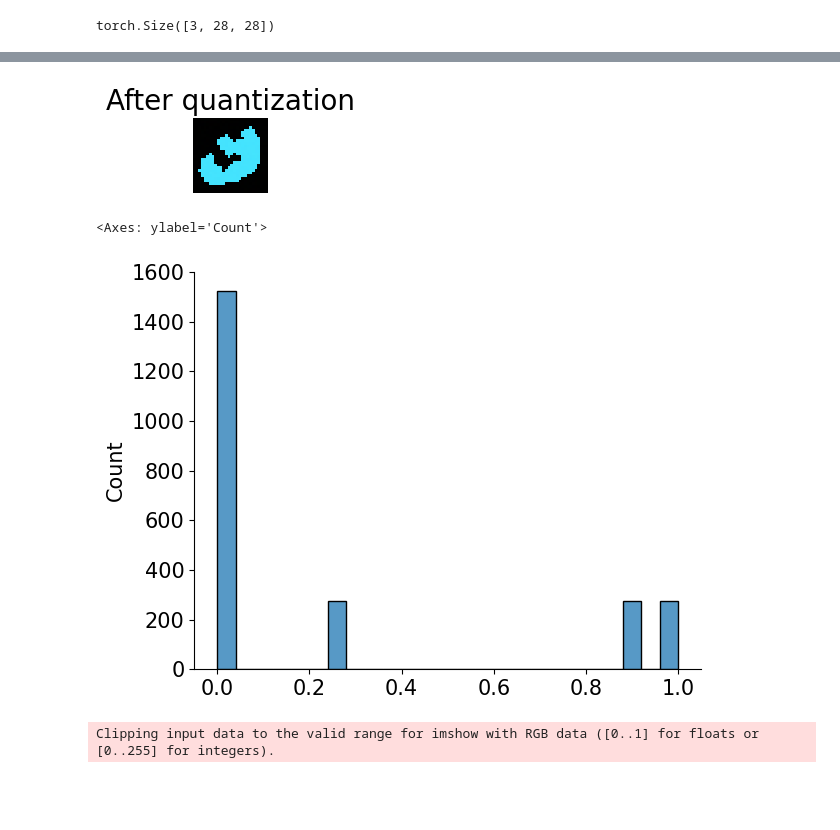
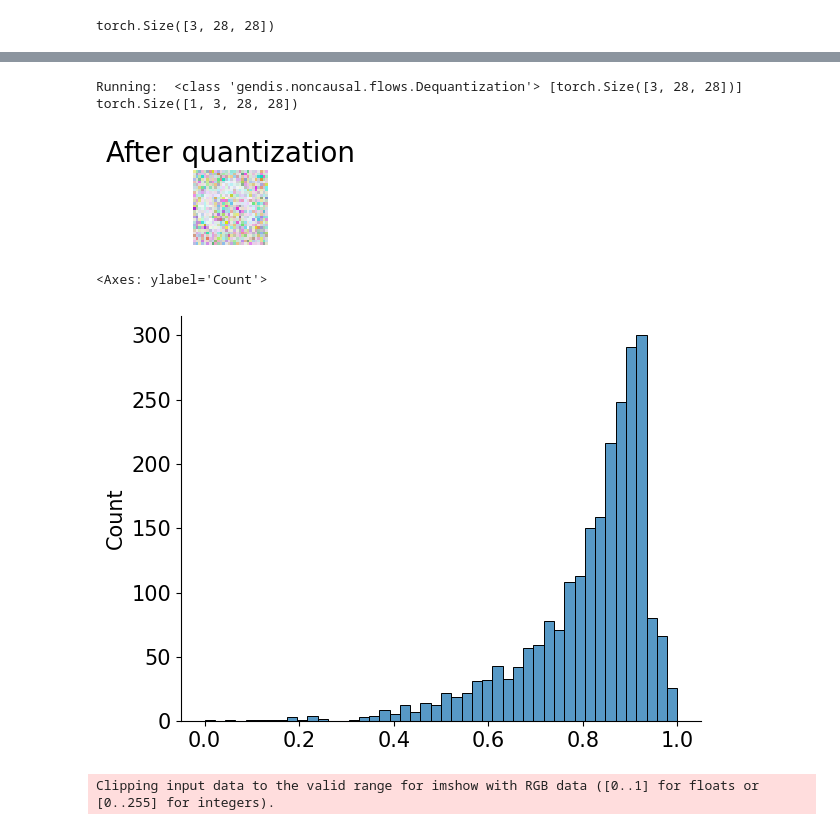
Before and after one commit to tree1111/CDRL, a Jupyter notebook: notebooks/Playground Preprocessing.ipynb, the cells around one changed output, grey strips where cells are left out. Drawn from its saved outputs; the diff is of its cells as text; code cells hidden in the pictures; blank space fills up the shorter version.

Commit message:
Try multiscal nf
Signed-off-by: Adam Li <adam2392@gmail.com>

```diff
--- a/notebooks/Playground Preprocessing.ipynb
+++ b/notebooks/Playground Preprocessing.ipynb
@@ -60,21 +81,35 @@ def show_imgs(imgs, title=None, row_size=4):
 # %%
 # get the images
-graph_type = 'chain'
-root = '/Users/adam2392/pytorch_data/'
+graph_type = "chain"
+root = "/Users/adam2392/pytorch_data/"
+
+
 # Convert images from 0-1 to 0-255 (integers)
 def discretize(sample):
     return (sample * 255).to(torch.int32)
 
+
 # Transformations applied on each image => make them a tensor and discretize
-transform = transforms.Compose([transforms.ToTensor(),
-                                nf.utils.Scale(255.0 / 256.0),  # normalize the pixel values
-                                nf.utils.Jitter(1 / 256.0),  # apply random generation
-                                # discretize,
-                                torchvision.transforms.RandomRotation(350),  # get random rotations
-                               ])
+transform = transforms.Compose(
+    [
+        transforms.ToTensor(),
+        nf.utils.Scale(255.0 / 256.0),  # normalize the pixel values
+        nf.utils.Jitter(1 / 256.0),  # apply random generation
+        # discretize,
+        torchvision.transforms.RandomRotation(350),  # get random rotations
+    ]
+)
 
-dataset = CausalMNIST(root=root, graph_type=graph_type, label=0, download=True, train=True, n_jobs=None, intervention_idx=None,
-                     transform=transform)
+dataset = CausalMNIST(
+    root=root,
+    graph_type=graph_type,
+    label=0,
+    download=True,
+    train=True,
+    n_jobs=None,
+    intervention_idx=None,
+    transform=transform,
+)
 dataset.prepare_dataset(overwrite=False)
 
 img, metadata = dataset[1]
@@ -100,11 +134,20 @@ sns.histplot(output.flatten())
 # %%
 output = img.reshape(1, *img.shape)
+ldj = 0
+for flow in flow_layers:
+    output, ldj = flow(output, ldj)
+    print("Running: ", type(flow), [x.shape for x in output])
+
 output = output - output.min()
 output = output / output.max()
-show_imgs(output, title='After quantization')
-output = output.detach().numpy()
+output = output.detach()  # .numpy()
+print(output.shape)
+show_imgs(output, title="After quantization")
+# output = output.detach().numpy()
 sns.histplot(output.flatten())
 # %% [output]
+Running:  <class 'gendis.noncausal.flows.Dequantization'> [torch.Size([3, 28, 28])]
+torch.Size([1, 3, 28, 28])
-[figure, old version]
+[figure, new version]
-<Axes: ylabel='Count'>
+<Axes: ylabel='Count'>
-[figure, old version]
+[figure, new version]
```
Also changed, not shown: parts of 11 cells of this notebook, 5 other files.
